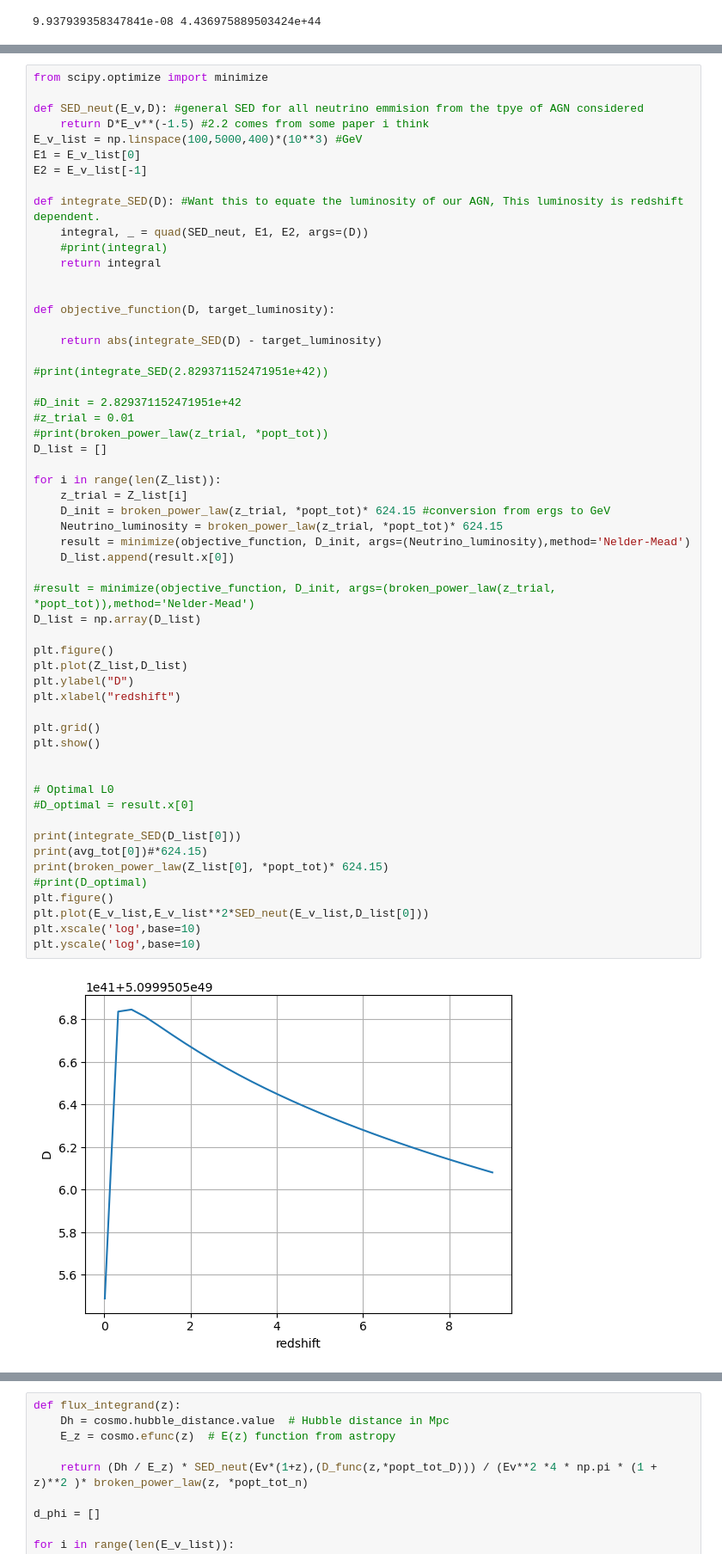
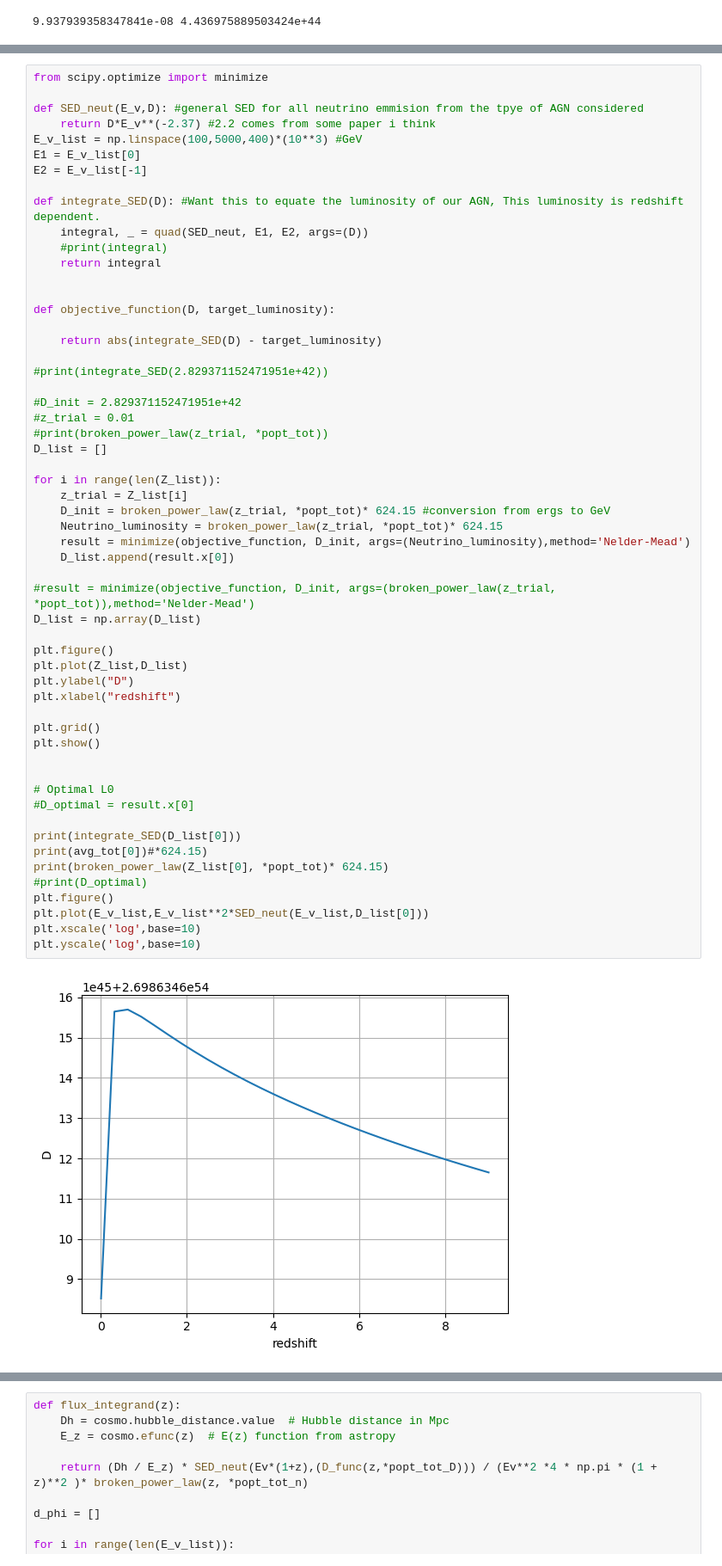
Before and after one commit to henan99/Project-related-to-first-semester-of-masters, a Jupyter notebook: Henrik_XLF_current.ipynb, the cells around one changed output, grey strips where cells are left out. Shown at 86% size. Saved outputs shown, nothing was run; the diff lists cells and outputs as text.

```diff
--- a/Henrik_XLF_current.ipynb
+++ b/Henrik_XLF_current.ipynb
@@ -673,7 +674,7 @@ plt.show()
 from scipy.optimize import minimize
 
 def SED_neut(E_v,D): #general SED for all neutrino emmision from the tpye of AGN considered
-    return D*E_v**(-1.5) #2.2 comes from some paper i think
+    return D*E_v**(-2.37) #2.2 comes from some paper i think
 E_v_list = np.linspace(100,5000,400)*(10**3) #GeV
 E1 = E_v_list[0]
 E2 = E_v_list[-1]
@@ -699,34 +700,34 @@ for i in range(len(Z_list)):
     z_trial = Z_list[i]
     D_init = broken_power_law(z_trial, *popt_tot)* 624.15 #conversion from ergs to GeV
     Neutrino_luminosity = broken_power_law(z_trial, *popt_tot)* 624.15
     result = minimize(objective_function, D_init, args=(Neutrino_luminosity),method='Nelder-Mead')
     D_list.append(result.x[0])
 
 #result = minimize(objective_function, D_init, args=(broken_power_law(z_trial, *popt_tot)),method='Nelder-Mead')
 D_list = np.array(D_list)
 
 plt.figure()
 plt.plot(Z_list,D_list)
 plt.ylabel("D")
 plt.xlabel("redshift")
 
 plt.grid()
 plt.show()
 
 
 # Optimal L0
 #D_optimal = result.x[0]
 
 print(integrate_SED(D_list[0]))
 print(avg_tot[0])#*624.15)
 print(broken_power_law(Z_list[0], *popt_tot)* 624.15)
 #print(D_optimal)
 plt.figure()
 plt.plot(E_v_list,E_v_list**2*SED_neut(E_v_list,D_list[0]))
 plt.xscale('log',base=10)
 plt.yscale('log',base=10)
 # %% [output]
-[figure, old version]
+[figure, new version]
 2.769338496634422e+47
 4.436975889503424e+44
 2.769338496634422e+47
```
Also changed, not shown: parts of 4 cells of this notebook, 8 other files.
